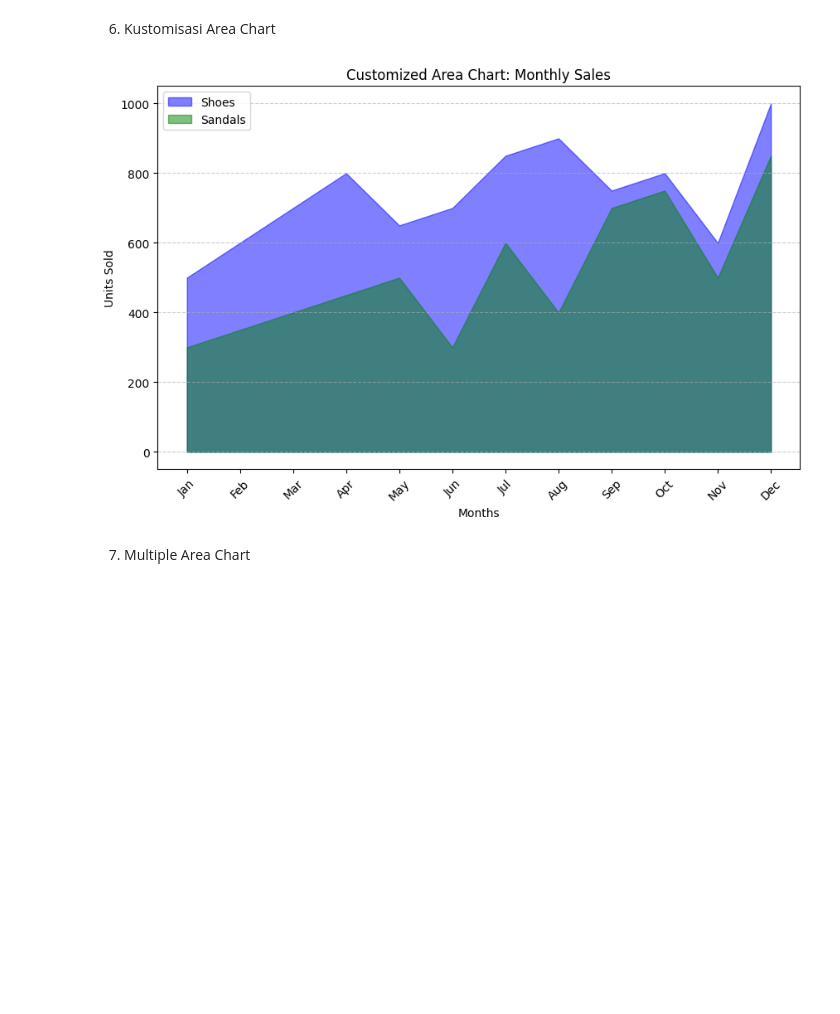
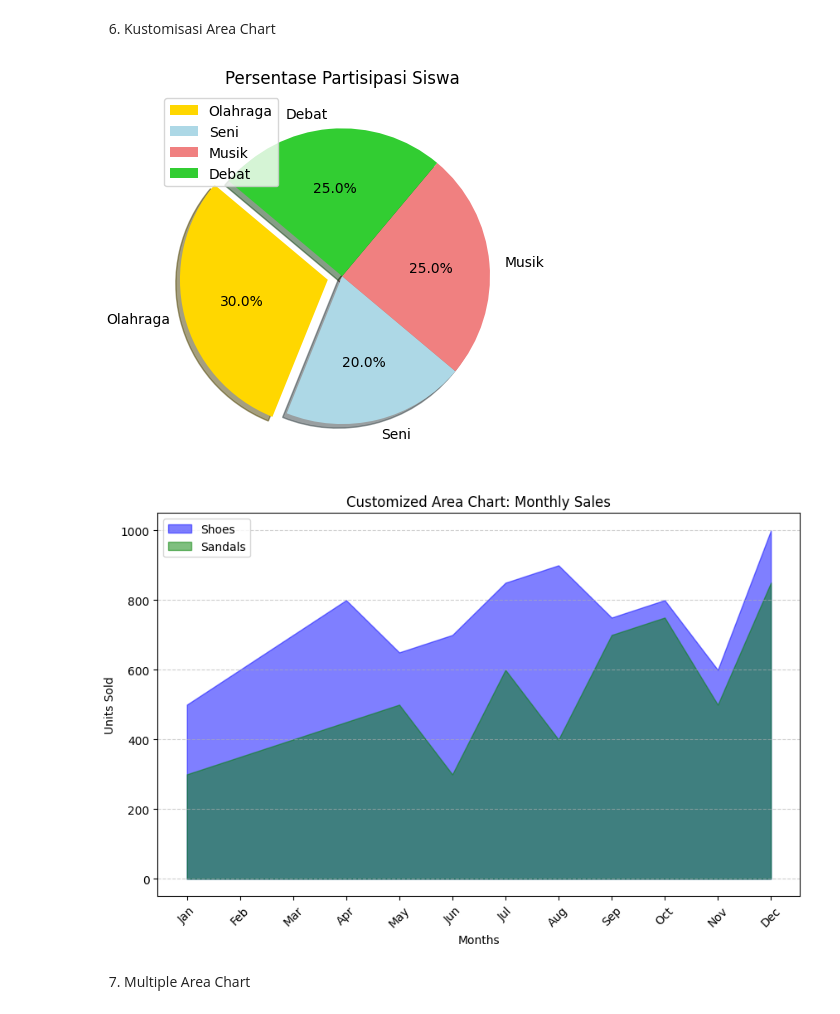
Before and after one commit to bimabugkus/Praktikum-Visdat-kel25-Rochmad-Bima-Setyawan, a Jupyter notebook: praktikum07.ipynb, the cells around one changed output. Cells and saved outputs as stored; diff of their text form; code cells hidden in the pictures; blank space fills up the shorter version.

```diff
--- a/praktikum07.ipynb
+++ b/praktikum07.ipynb
@@ -100,24 +116,43 @@ plt.show()
 # %% [markdown]
 6. Kustomisasi Area Chart
 # %%
+#Pie
+# Data partisipasi siswa
+kegiatan = ['Olahraga', 'Seni', 'Musik', 'Debat']
+persentase = [30, 20, 25, 25]
+
+# Warna khusus
+colors = ['gold', 'lightblue', 'lightcoral', 'limegreen']
+
+explode = [0.1, 0, 0, 0]  # Bagian pertama (Olahraga) sedikit dikeluarkan
+
+plt.pie(persentase, labels=kegiatan, colors=colors,
+        autopct='%1.1f%%', startangle=140,
+        explode=explode, shadow=True)
+plt.title('Persentase Partisipasi Siswa')
+plt.legend(kegiatan, loc='best')
+plt.show()
+
+#Area
 # Data Penjualan Bulanan
 months = ['Jan', 'Feb', 'Mar', 'Apr', 'May', 'Jun',
           'Jul', 'Aug', 'Sep', 'Oct', 'Nov', 'Dec']
 shoes = [500, 600, 700, 800, 650, 700, 850, 900, 750, 800, 600, 1000]
 sandals = [300, 350, 400, 450, 500, 300, 600, 400, 700, 750, 500, 850]
 
 plt.figure(figsize=(10, 6))
 plt.fill_between(months, shoes, color='blue', alpha=0.5, label='Shoes')
 plt.fill_between(months, sandals, color='green', alpha=0.5, label='Sandals')
 plt.title('Customized Area Chart: Monthly Sales')
 plt.xlabel('Months')
 plt.ylabel('Units Sold')
 plt.xticks(rotation=45)  # Memutar label bulan
 plt.grid(axis='y', linestyle='--', alpha=0.6)  # Garis grid horizontal
 plt.legend()
 plt.show()
 # %% [output]
-[figure, old version]
+[figure, new version]
+[figure, added]
 # %% [markdown]
 7. Multiple Area Chart
 # %%
```
Also changed, not shown: parts of 2 cells of this notebook.
